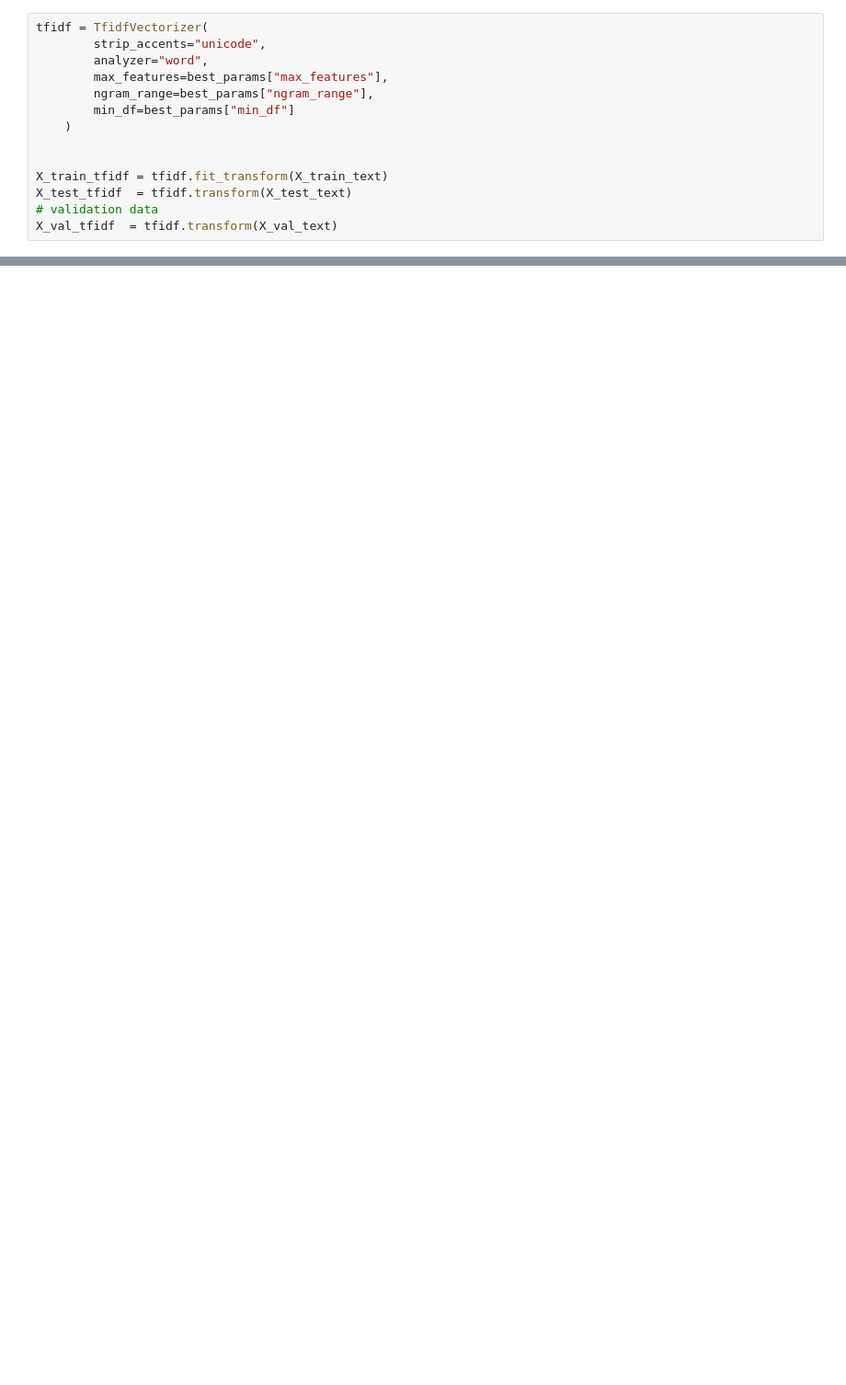
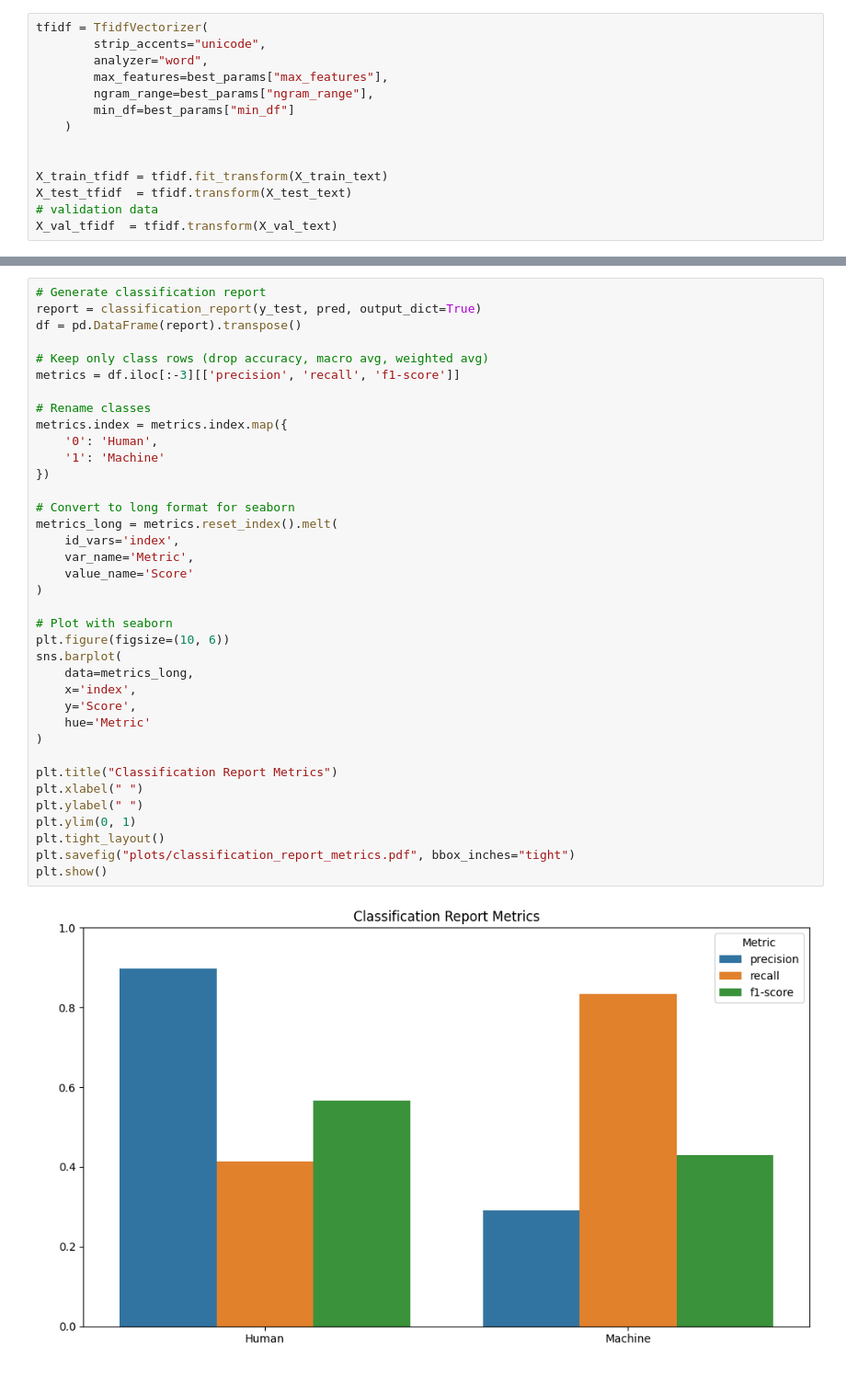
Before and after one commit to azhermurad/semEval_2026, a Jupyter notebook: task_a/taska_models_error_analysis.ipynb, the cells around one changed output, grey strips where cells are left out. Shown: that part at 92% size. Cells and saved outputs as stored; diff of their text form; blank space fills up the shorter version.

```diff
--- a/task_a/taska_models_error_analysis.ipynb
+++ b/task_a/taska_models_error_analysis.ipynb
@@ -72,0 +145,39 @@ X_val_tfidf  = tfidf.transform(X_val_text)
+# %%
+# Generate classification report
+report = classification_report(y_test, pred, output_dict=True)
+df = pd.DataFrame(report).transpose()
+
+# Keep only class rows (drop accuracy, macro avg, weighted avg)
+metrics = df.iloc[:-3][['precision', 'recall', 'f1-score']]
+
+# Rename classes
+metrics.index = metrics.index.map({
+    '0': 'Human',
+    '1': 'Machine'
+})
+
+# Convert to long format for seaborn
+metrics_long = metrics.reset_index().melt(
+    id_vars='index',
+    var_name='Metric',
+    value_name='Score'
+)
+
+# Plot with seaborn
+plt.figure(figsize=(10, 6))
+sns.barplot(
+    data=metrics_long,
+    x='index',
+    y='Score',
+    hue='Metric'
+)
+
+plt.title("Classification Report Metrics")
+plt.xlabel(" ")
+plt.ylabel(" ")
+plt.ylim(0, 1)
+plt.tight_layout()
+plt.savefig("plots/classification_report_metrics.pdf", bbox_inches="tight")
+plt.show()
+# %% [output]
+[figure, added]
```
Also changed, not shown: parts of 9 cells of this notebook, 4 other files.
